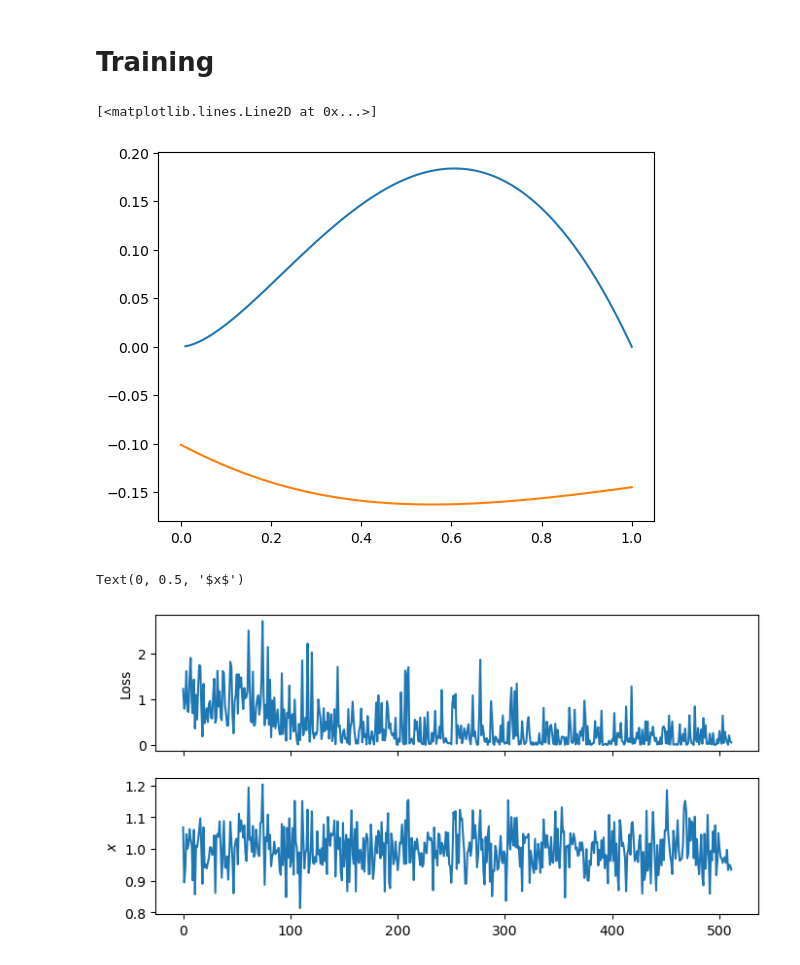
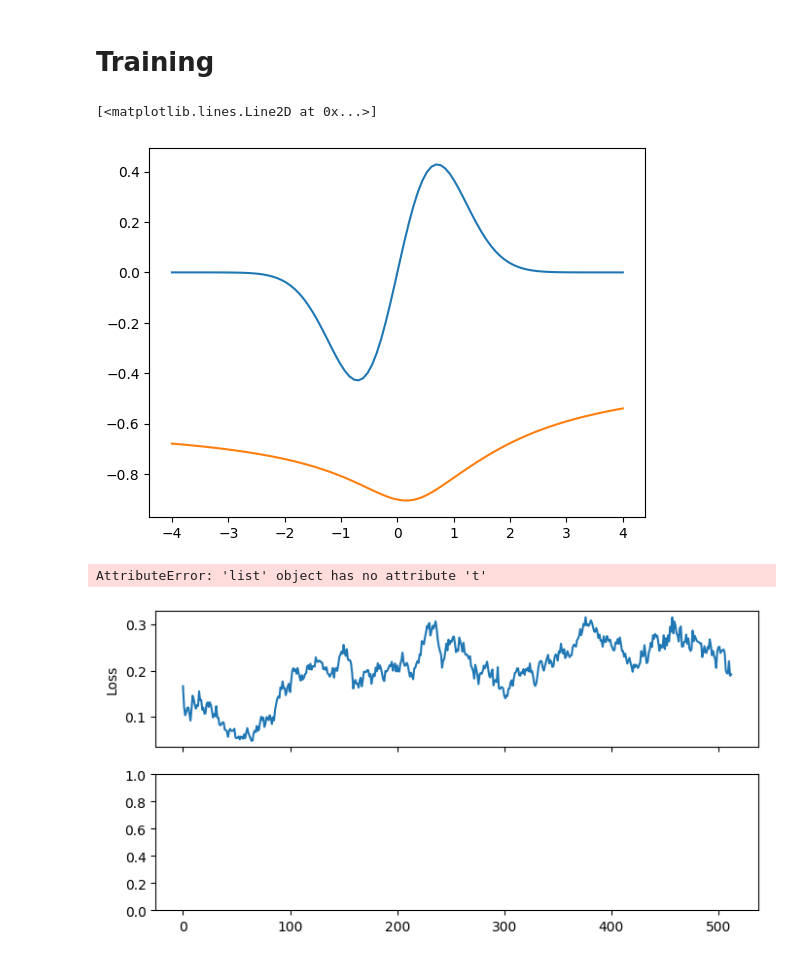
Before and after one commit to jshe2304/dlrg, a Jupyter notebook: gradient_fitting.ipynb, the cells around one changed output. Cells and saved outputs as stored; diff of their text form; code cells hidden in the pictures.

```diff
--- a/gradient_fitting.ipynb
+++ b/gradient_fitting.ipynb
@@ -8,11 +10,11 @@ device = torch.device('cpu')
 # %% [markdown]
 # Function
 # %%
-f = lambda x: (-x**2 * torch.log(x)).squeeze()
-dfdx = lambda x: -(2 * x * torch.log(x) + x)
+f = lambda x: (x * torch.exp(-(x ** 2))).squeeze()
+dfdx = lambda x: ((1 - 2 * x ** 2) * torch.exp(-(x ** 2))).squeeze()
 # %%
-x = torch.linspace(0, 1, 100)
-plt.plot(x, f(x))
-plt.plot(x, batch_grad(f)(x), linestyle='dashed')
+x_range = torch.linspace(-4, 4, 100)
+plt.plot(x_range, f(x_range))
+plt.plot(x_range, batch_grad(f)(x_range), linestyle='dashed')
 # %% [output]
 [<matplotlib.lines.Line2D at 0x...>]
@@ -30,10 +32,13 @@ class MLP(nn.Module):
             nn.Linear(1, h),
             nn.LayerNorm(h),
             nn.SiLU(),
-            nn.Dropout(0.5),
+            #nn.Dropout(0.5),
             nn.Linear(h, 1)
         )
 
+        nn.init.normal_(self.mlp[0].bias.data, std=0.5)
+        nn.init.normal_(self.mlp[-1].bias.data, std=0.5)
+
     def forward(self, x):
         return self.mlp(x).squeeze()
 # %% [markdown]
@@ -82,15 +90,21 @@ g = MLP()
 g.to(device);
 optimizer = torch.optim.Adam(g.parameters())
 
-sampler = HMC(device);
+sampler = HMC(device)
 
 g.eval()
-x = torch.linspace(0, 1, 100).unsqueeze(1)
-plt.plot(x.squeeze(), f(x).squeeze())
-plt.plot(x.squeeze(), g(x).squeeze().detach())
+x_range = torch.linspace(-4, 4, 100).unsqueeze(1)
+plt.plot(x_range, f(x_range))
+plt.plot(x_range, g(x_range).detach())
 # %% [output]
 [<matplotlib.lines.Line2D at 0x...>]
-[figure, old version]
+[figure, new version]
 # %%
+epoch = 0
 epochs = 512
-betas = 5/(1 + torch.exp(-16 * (torch.arange(epochs) - (epochs / 2))/epochs)).detach()
+
+beta = lambda epoch : 64/(1 + exp(-16 * (epoch - (epochs / 2))/epochs))
+
+losses = []
+x = torch.randn(8, 1, device=device).detach()
+xs = []
@@ -100,31 +111,33 @@ xs = []
 # %%
 g.train()
-for epoch in range(512):
+for epoch in tqdm(range(epoch, epoch + epochs)):
+
     optimizer.zero_grad()
 
-    sampler.potential = lambda x : -betas[epoch] * grad(g)(x).squeeze().norm()
+    sampler.beta = beta(epoch)
+    sampler.potential = lambda x : batch_grad(g)(x) ** 2
+    sampler.grad_potential = batch_grad(lambda x : grad(g)(x).squeeze() ** 2)
 
-    x = torch.ones(1, device=device).detach()
-    for i in range(4):
-        x = torch.clamp(sampler.step(x), min=0).detach()
+    x = sampler.step(x).detach()
 
-    dg = grad(g)(x)
-    df = (dfdx(x)).detach()
+    dg = batch_grad(g)(x)
+    df = (dfdx(x) + torch.randn_like(x) * 0.1).detach()
 
-    loss = (dg - df) ** 2
+    loss = torch.mean((dg - df) ** 2)
     loss.backward()
     optimizer.step()
 
     losses.append(float(loss))
-    xs.append(float(x))
+    xs.append(x)
 
 fig, (ax0, ax1) = plt.subplots(2, 1, figsize=(8, 4), sharex=True)
 ax0.plot(losses)
 ax0.set_ylabel('Loss')
-ax1.plot(xs)
+for trajectory in torch.cat(xs.t()):
+    ax1.plot(trajectory)
 ax1.set_ylabel(r'$x$')
 # %% [output]
-Text(0, 0.5, '$x$')
+AttributeError: 'list' object has no attribute 't'
-[figure, old version]
+[figure, new version]
 # %%
 g.eval()
```
Also changed, not shown: parts of 6 cells of this notebook, 2 other files.
